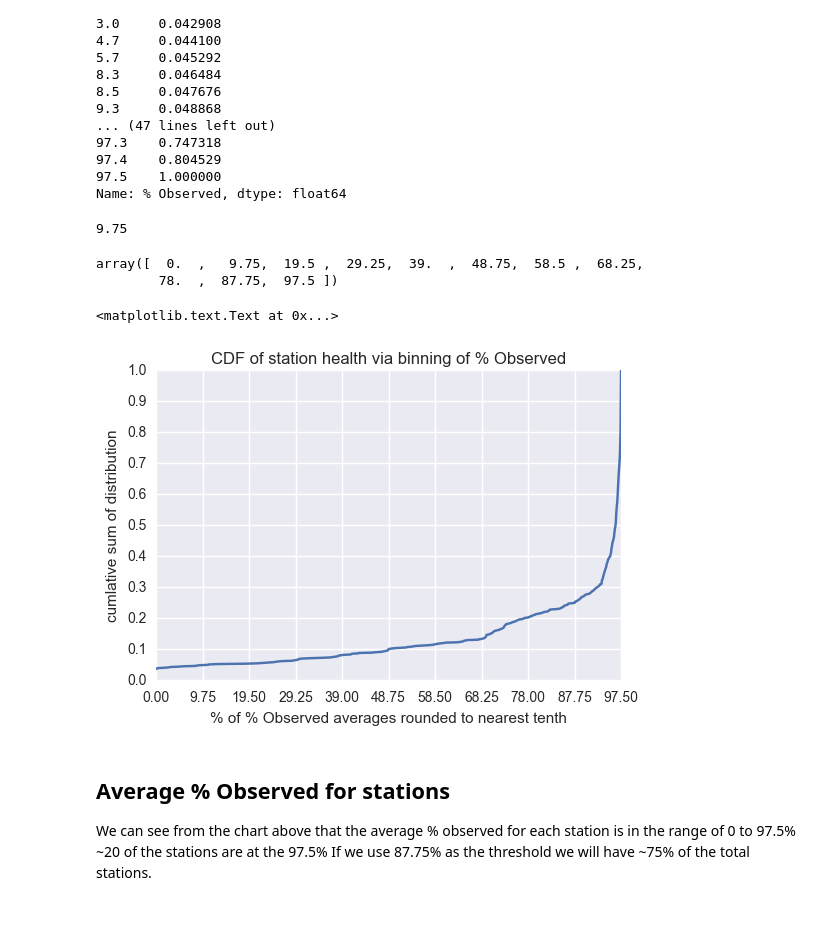
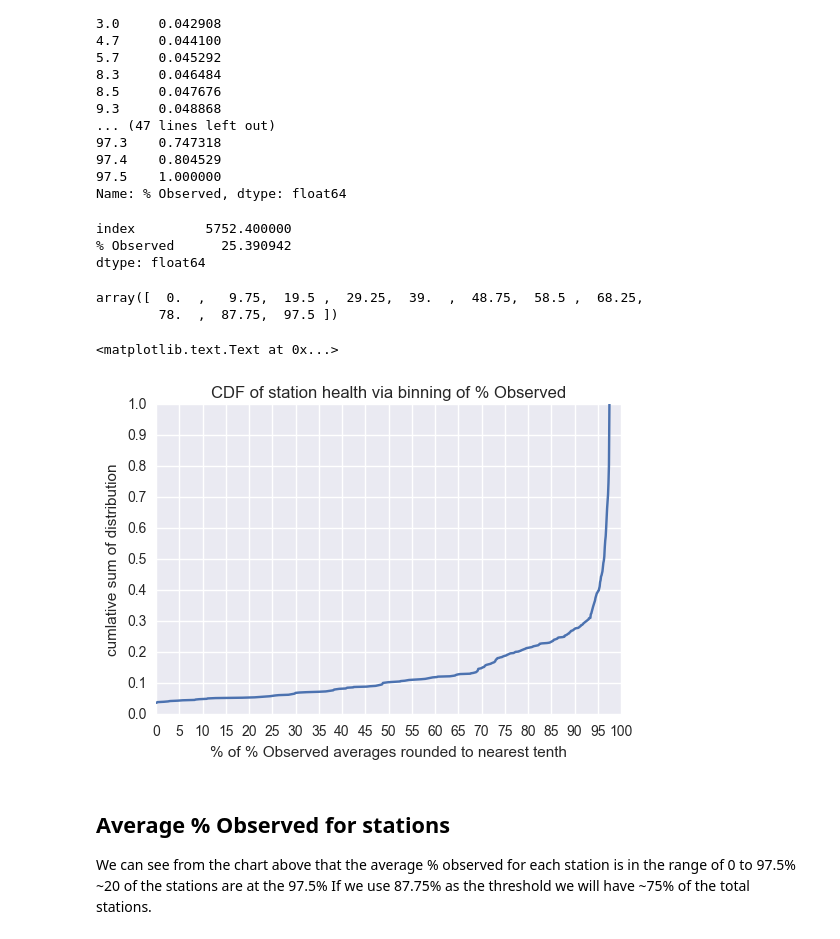
Before and after one commit to abrespect/DSE_Cohort2_Traffic_Capstone, a Jupyter notebook: C2 Exploratory/Explore Data including Sensor Health.ipynb, the cells around one changed output. Saved outputs shown, nothing was run; the diff lists cells and outputs as text; code cells hidden in the pictures.

```diff
--- a/C2 Exploratory/Explore Data including Sensor Health.ipynb
+++ b/C2 Exploratory/Explore Data including Sensor Health.ipynb
@@ -581,22 +662,26 @@ total: 839
 97.4    0.804529
 97.5    1.000000
 Name: % Observed, dtype: float64
-# %%
-97.5/float(10)
-# %% [output]
-9.75
+# %%
+tmp = data.reset_index(level=0)
+tmp[tmp['index'] > 90].sum()
+# %% [output]
+index         5752.400000
+% Observed      25.390942
+dtype: float64
 # %%
 np.arange(0, 97.6, 9.75)
 # %% [output]
 array([  0.  ,   9.75,  19.5 ,  29.25,  39.  ,  48.75,  58.5 ,  68.25,
         78.  ,  87.75,  97.5 ])
 # %%
-ax = data.plot(title="CDF of station health via binning of % Observed", yticks=np.arange(0, 1.1, .1), xticks=np.arange(0, 97.6, 9.75))
+ax = data.plot(title="CDF of station health via binning of % Observed", yticks=np.arange(0, 1.1, .1),
+               xticks=np.arange(0, 101, 5))
 ax.set_xlabel("% of % Observed averages rounded to nearest tenth")
 ax.set_ylabel("cumlative sum of distribution")
 # %% [output]
 <matplotlib.text.Text at 0x...>
-[figure, old version]
+[figure, new version]
 # %% [markdown]
 ## Average % Observed for stations
 We can see from the chart above that the average % observed for each station is in the range of 0 to 97.5%  ~20 of the stations are at the 97.5% If we use 87.75% as the threshold we will have ~75% of the total stations.
```
Also changed, not shown: parts of 29 cells of this notebook, 2 other files.
